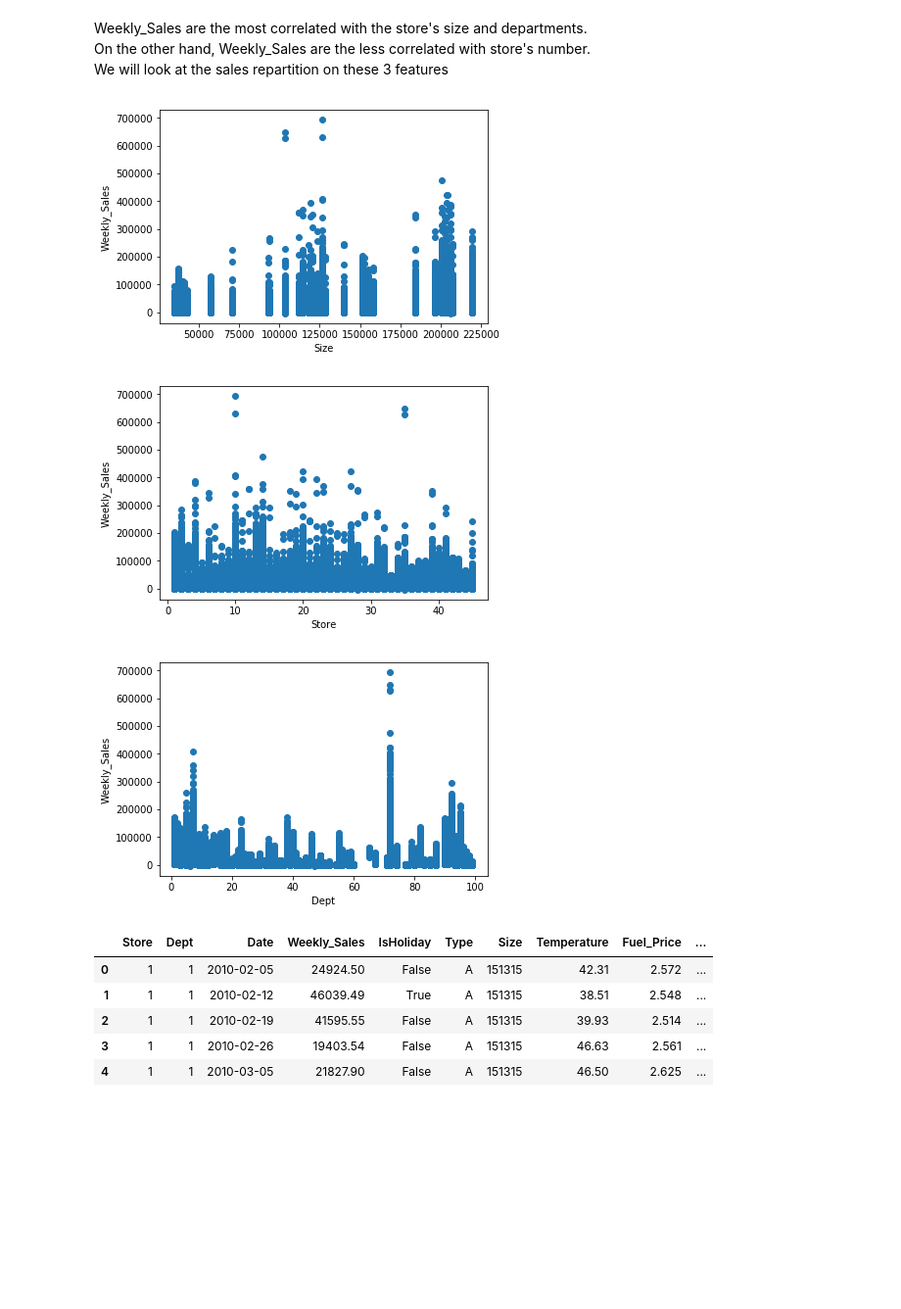
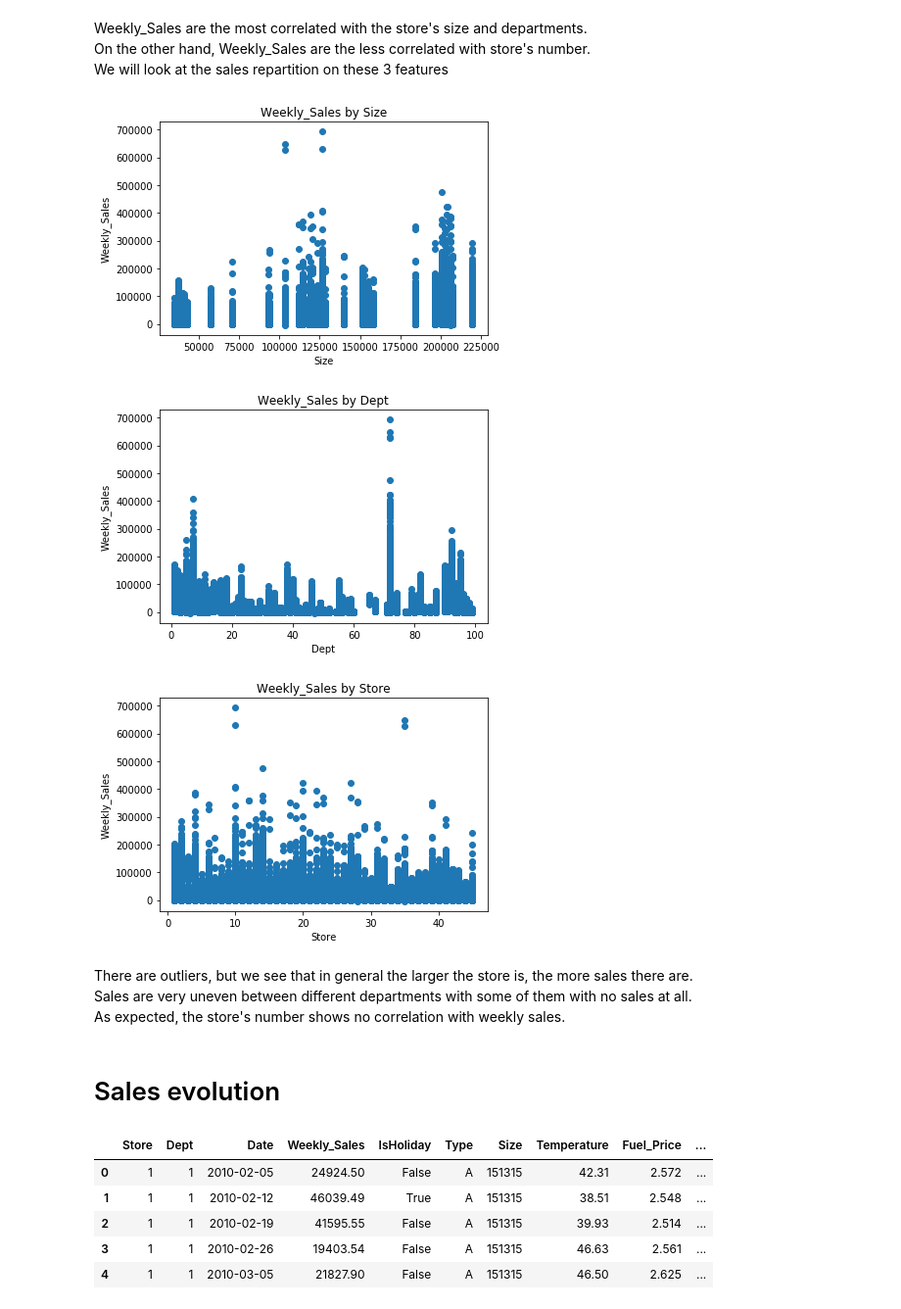
Before and after one commit to Corentin-M/Sales_forecasting, a Jupyter notebook: Data_Exploration.ipynb, the cells around one changed output. Shown at 98% size. Drawn from its saved outputs; the diff is of its cells as text; code cells hidden in the pictures; blank space fills up the shorter version.

```diff
--- a/Data_Exploration.ipynb
+++ b/Data_Exploration.ipynb
@@ -118,10 +123,25 @@ def scatter(data, column):
+# %%
+# define function for simple scatter plots
+# https://jakevdp.github.io/PythonDataScienceHandbook/04.02-simple-scatter-plots.html
+def scatterplot(data_df, feature, feature2):
+    plt.figure()
+    plt.scatter(data_df[feature] , data_df[feature2])
+    plt.title(label=feature2 + ' by '+ feature)
+    plt.xlabel(feature)
+    plt.ylabel(feature2)
 # %%
 # Scatter Plot of this 3 features
-scatter(data_df, 'Size')
-scatter(data_df, 'Store')
-scatter(data_df, 'Dept')
+scatterplot(data_df, 'Size', 'Weekly_Sales')
+scatterplot(data_df, 'Dept', 'Weekly_Sales')
+scatterplot(data_df, 'Store', 'Weekly_Sales')
 # %% [output]
-[figure, old version]
+[figure, new version]
-[figure, old version]
+[figure, new version]
-[figure, old version]
+[figure, new version]
+# %% [markdown]
+There are outliers, but we see that in general the larger the store is, the more sales there are.
+Sales are very uneven between different departments with some of them with no sales at all.
+As expected, the store's number shows no correlation with weekly sales.
+# %% [markdown]
+# Sales evolution
 # %%
```
Also changed, not shown: parts of 22 cells of this notebook.
